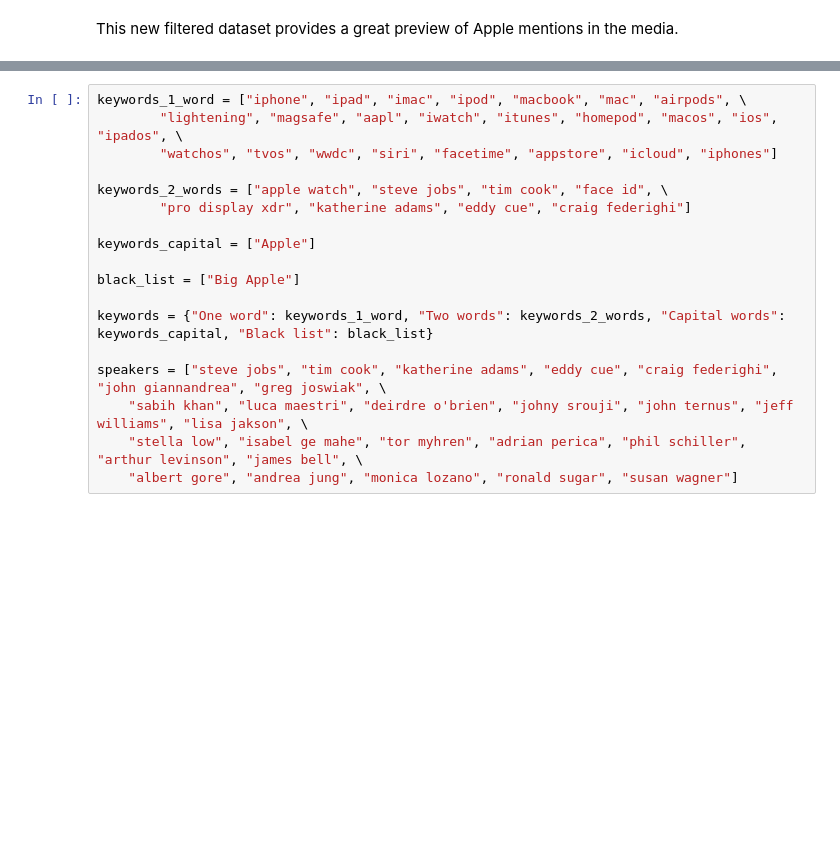
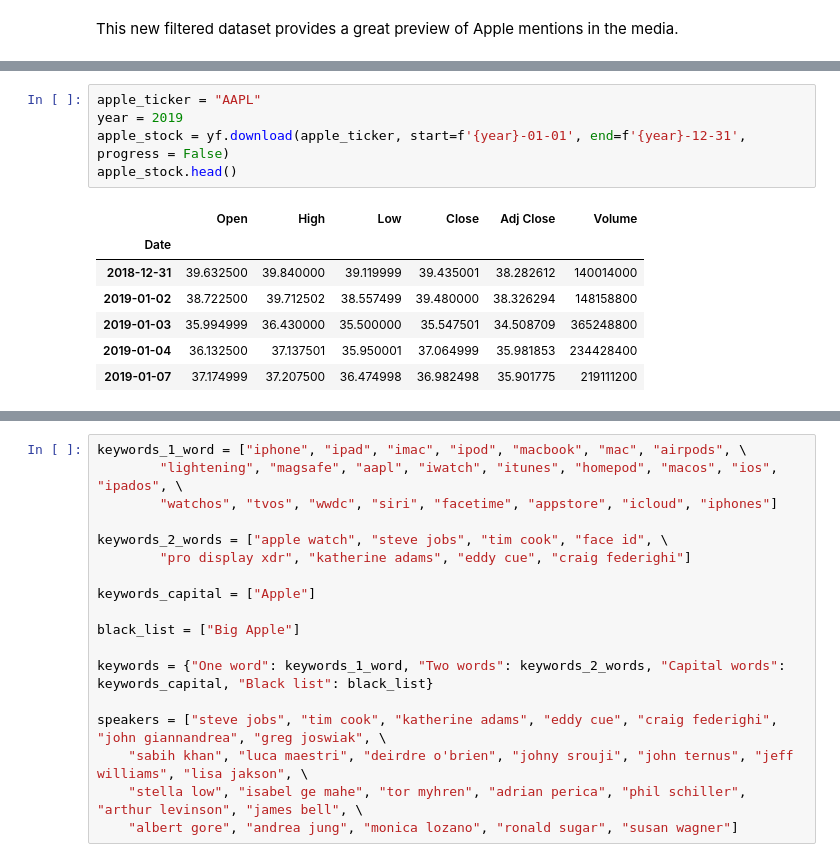
Before and after one commit to raphaelattias/apple-stock-analytics, a Jupyter notebook: main.ipynb, the cells around one changed output, grey strips where cells are left out. Drawn from its saved outputs; the diff is of its cells as text; blank space fills up the shorter version.

```diff
--- a/main.ipynb
+++ b/main.ipynb
@@ -70 +81,14 @@ This new filtered dataset provides a great preview of Apple mentions in the medi
+# %%
+apple_ticker = "AAPL"
+year = 2019
+apple_stock = yf.download(apple_ticker, start=f'{year}-01-01', end=f'{year}-12-31', progress = False)
+apple_stock.head()
+# %% [output]
+|  | Open | High | Low | Close | Adj Close | Volume |
+| Date |  |  |  |  |  |  |
+| 2018-12-31 | 39.632500 | 39.840000 | 39.119999 | 39.435001 | 38.282612 | 140014000 |
+| 2019-01-02 | 38.722500 | 39.712502 | 38.557499 | 39.480000 | 38.326294 | 148158800 |
+| 2019-01-03 | 35.994999 | 36.430000 | 35.500000 | 35.547501 | 34.508709 | 365248800 |
+| 2019-01-04 | 36.132500 | 37.137501 | 35.950001 | 37.064999 | 35.981853 | 234428400 |
+| 2019-01-07 | 37.174999 | 37.207500 | 36.474998 | 36.982498 | 35.901775 | 219111200 |
 # %%
```
Also changed, not shown: parts of 6 cells of this notebook, 1 other file.
